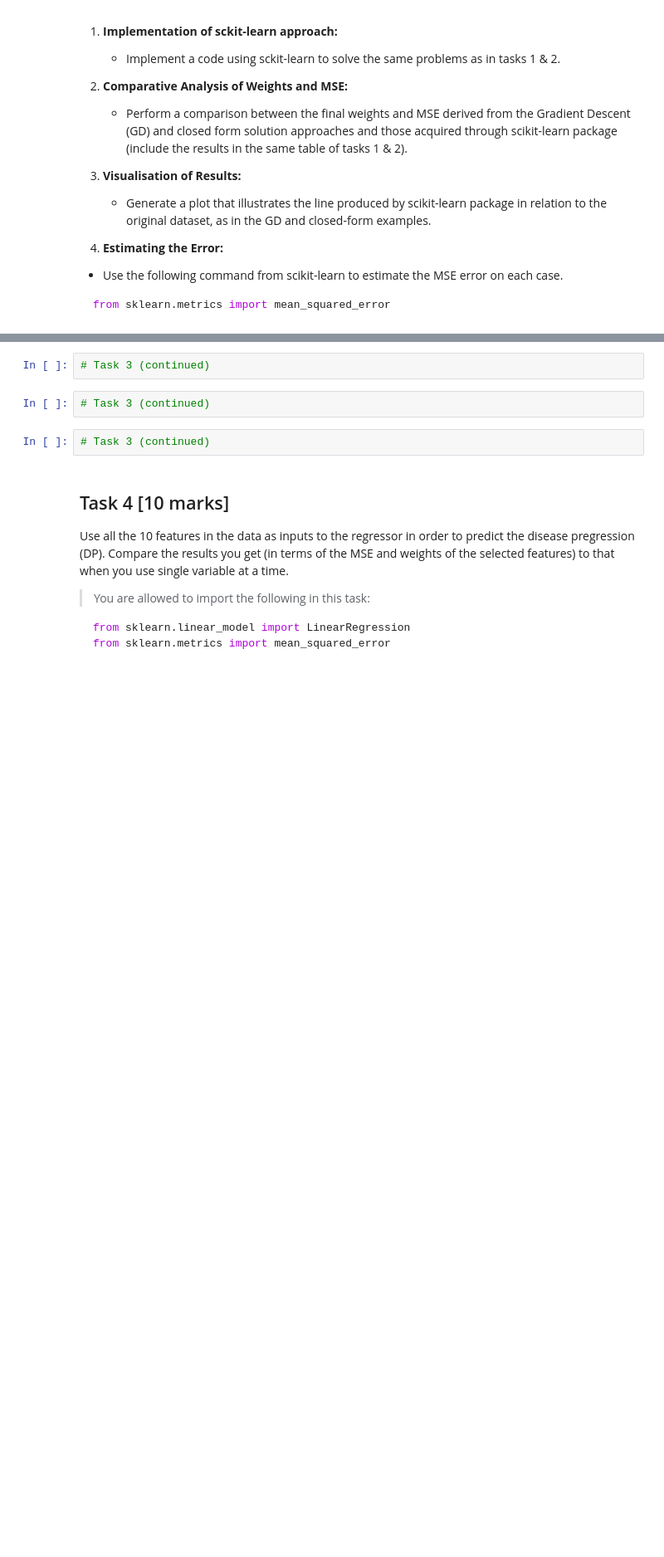
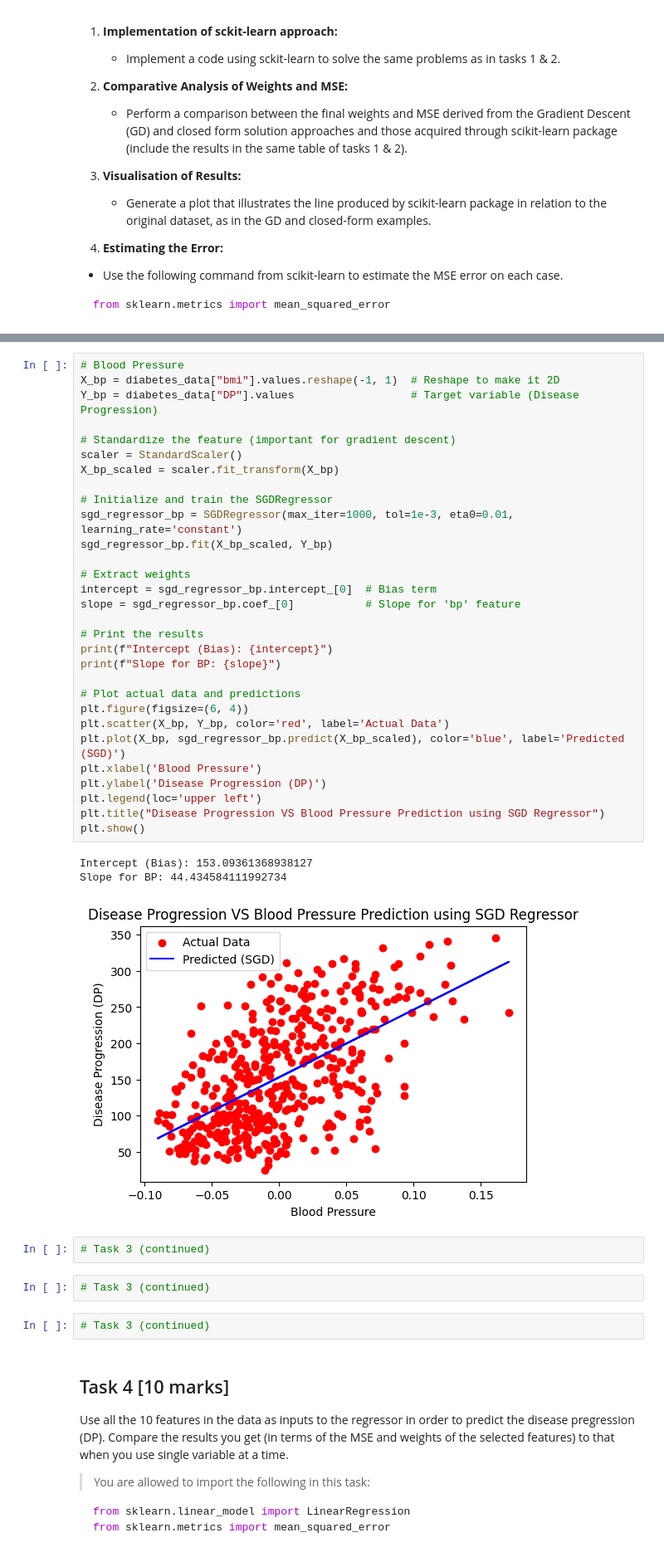
Before and after one commit to FajarKKP/Coding, a Jupyter notebook: 02_ML_LR.ipynb, the cells around one changed output, grey strips where cells are left out. Shown at 83% size. Saved outputs shown, nothing was run; the diff lists cells and outputs as text; blank space fills up the shorter version.

```diff
--- a/02_ML_LR.ipynb
+++ b/02_ML_LR.ipynb
@@ -545,3 +582,37 @@ In this section, we will use scikit-learn package to address the preceding task
+# %%
+# Blood Pressure
+X_bp = diabetes_data["bmi"].values.reshape(-1, 1)  # Reshape to make it 2D
+Y_bp = diabetes_data["DP"].values                  # Target variable (Disease Progression)
+
+# Standardize the feature (important for gradient descent)
+scaler = StandardScaler()
+X_bp_scaled = scaler.fit_transform(X_bp)
+
+# Initialize and train the SGDRegressor
+sgd_regressor_bp = SGDRegressor(max_iter=1000, tol=1e-3, eta0=0.01, learning_rate='constant')
+sgd_regressor_bp.fit(X_bp_scaled, Y_bp)
+
+# Extract weights
+intercept = sgd_regressor_bp.intercept_[0]  # Bias term
+slope = sgd_regressor_bp.coef_[0]           # Slope for 'bp' feature
+
+# Print the results
+print(f"Intercept (Bias): {intercept}")
+print(f"Slope for BP: {slope}")
+
+# Plot actual data and predictions
+plt.figure(figsize=(6, 4))
+plt.scatter(X_bp, Y_bp, color='red', label='Actual Data')
+plt.plot(X_bp, sgd_regressor_bp.predict(X_bp_scaled), color='blue', label='Predicted (SGD)')
+plt.xlabel('Blood Pressure')
+plt.ylabel('Disease Progression (DP)')
+plt.legend(loc='upper left')
+plt.title("Disease Progression VS Blood Pressure Prediction using SGD Regressor")
+plt.show()
+# %% [output]
+Intercept (Bias): 153.09361368938127
+Slope for BP: 44.434584111992734
+[figure, added]
 # %%
 # Task 3 (continued)
 # %%
```
Also changed, not shown: parts of 3 cells of this notebook.
